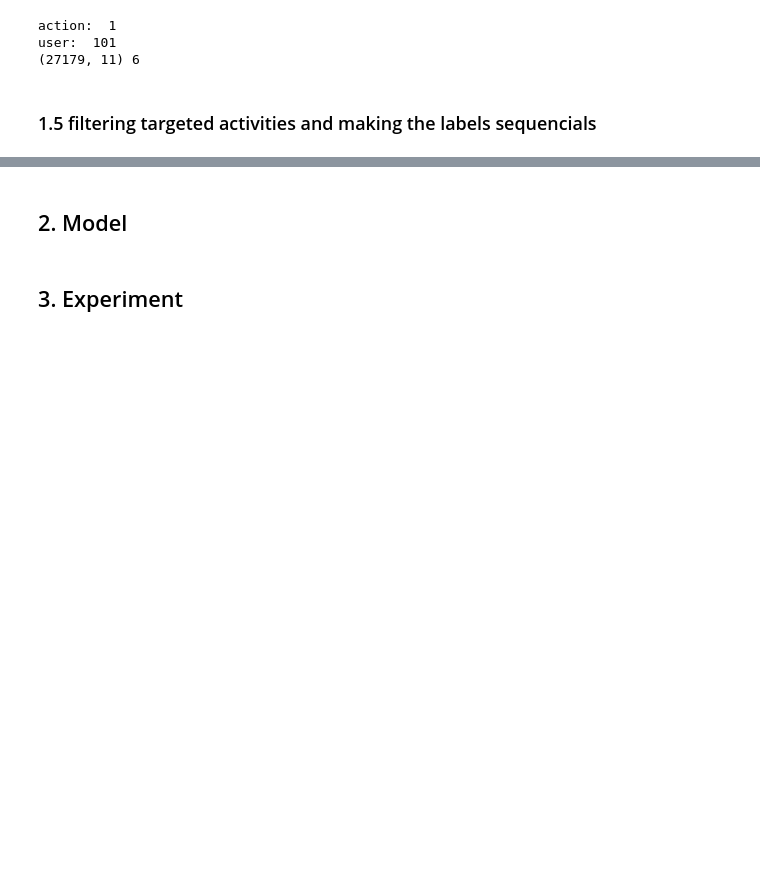
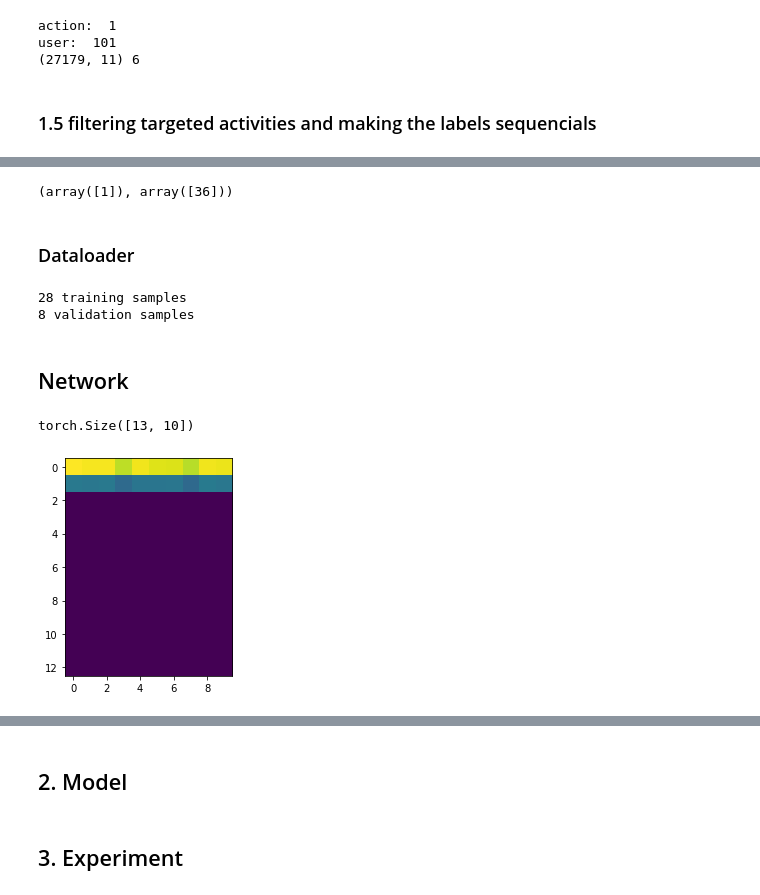
Before and after one commit to nnnnmj/AttnSense-pytorch, a Jupyter notebook: AttnSense.ipynb, the cells around one changed output, grey strips where cells are left out. Saved outputs shown, nothing was run; the diff lists cells and outputs as text; code cells hidden in the pictures; blank space fills up the shorter version.

```diff
--- a/AttnSense.ipynb
+++ b/AttnSense.ipynb
@@ -188,0 +258,45 @@ user:  101
+# %%
+np.unique(label, return_counts=True)
+# %% [output]
+(array([1]), array([36]))
+# %% [markdown]
+### Dataloader
+# %%
+id = torch.tensor(id)
+label = torch.tensor(label)
+tensor_input = torch.stack(tensor_input)
+# %%
+dataset = TensorDataset(id, tensor_input, label)
+train_size = int(0.80 * len(dataset))
+val_size = len(dataset) - train_size
+train_dataset, val_dataset = random_split(dataset, [train_size, val_size])
+
+print(f'{train_size} training samples')
+print(f'{val_size} validation samples')
+# %% [output]
+28 training samples
+8 validation samples
+# %%
+torch.manual_seed(0)
+batch_size = 1
+train_dataloader = DataLoader(
+            train_dataset,
+            sampler = RandomSampler(train_dataset),
+            batch_size = batch_size
+            )
+validation_dataloader = DataLoader(
+            val_dataset,
+            sampler = SequentialSampler(val_dataset),
+            batch_size = batch_size
+            )
+# %% [markdown]
+## Network
+# %%
+instance = next(iter(train_dataloader))
+acc_inst = instance[1][0][0][0]
+gyro_inst = instance[1][0][1][0]
+plt.imshow(gyro_inst);
+acc_inst.shape
+# %% [output]
+torch.Size([13, 10])
+[figure, added]
```
Also changed, not shown: parts of 34 cells of this notebook.
